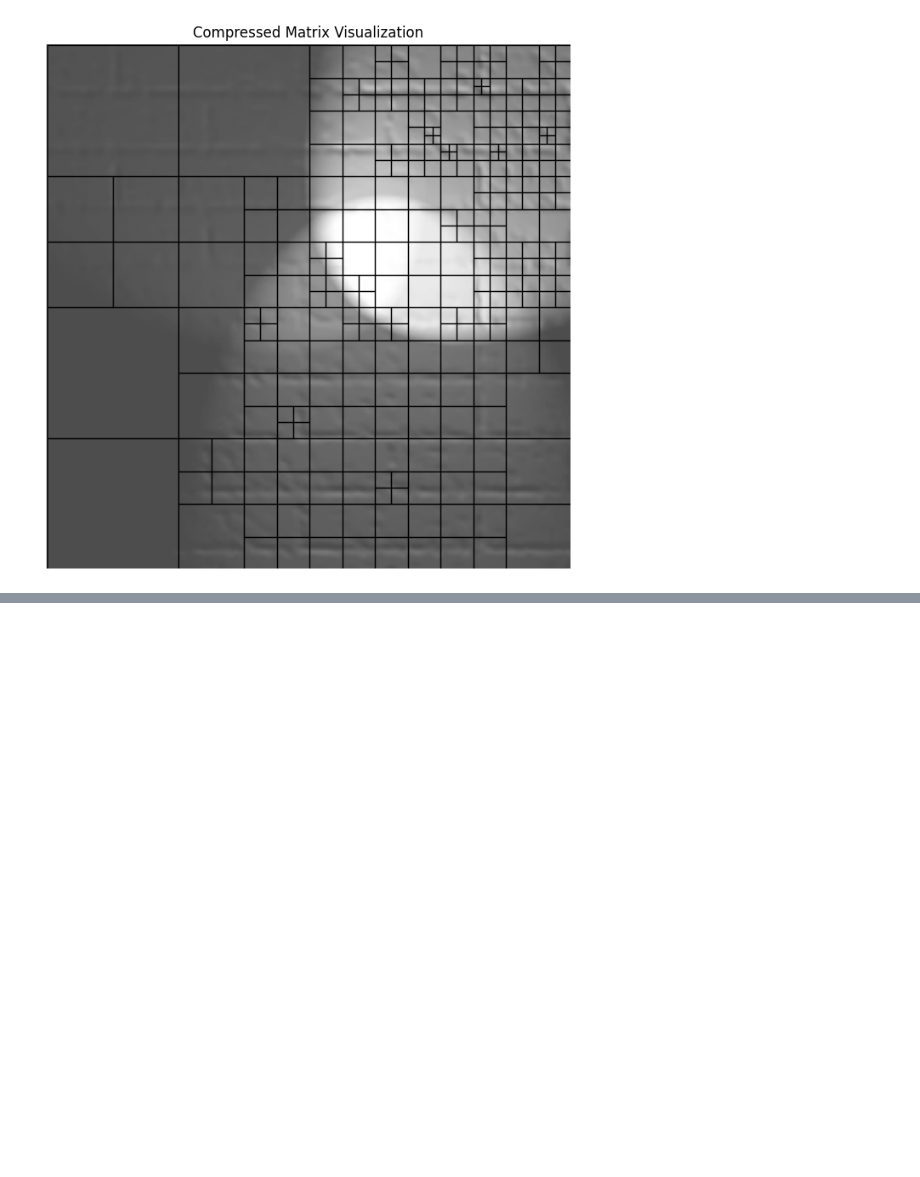
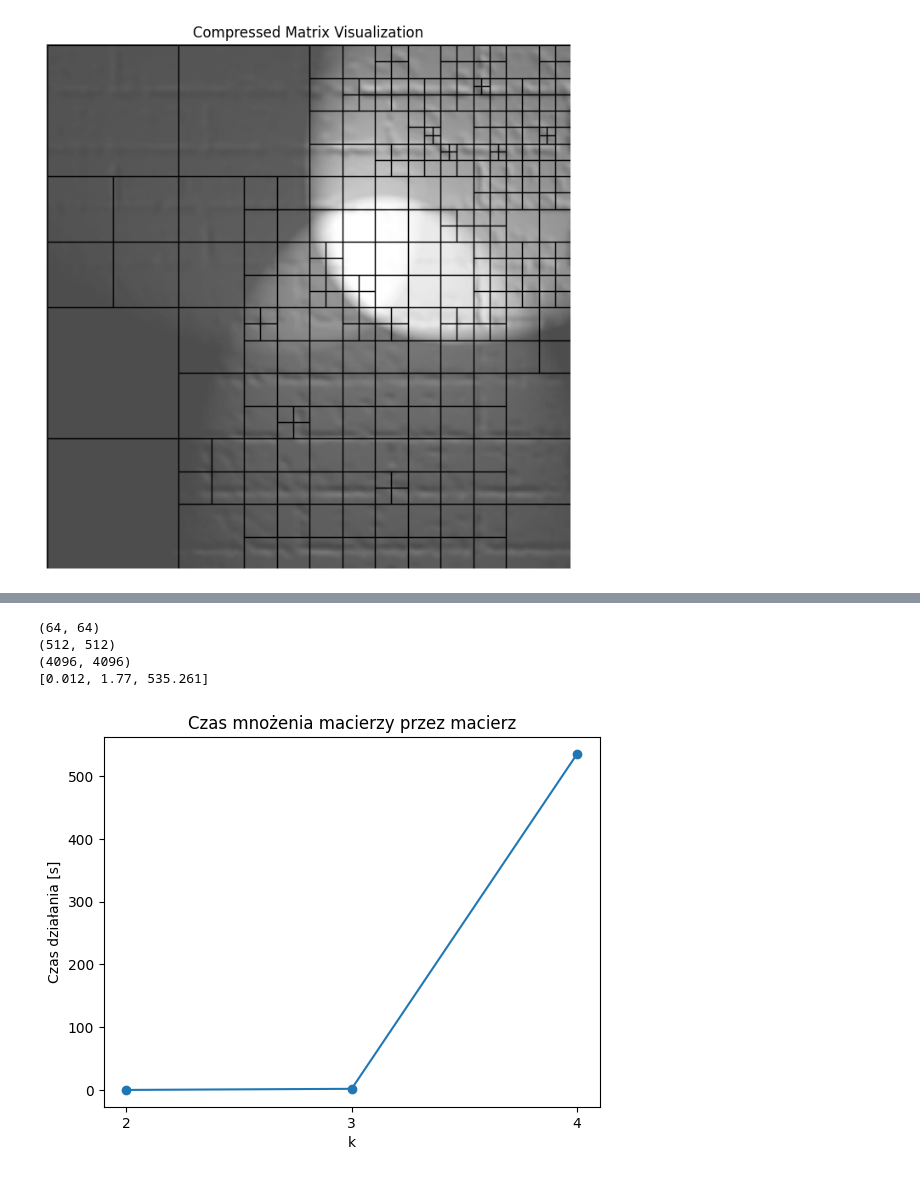
Before and after one commit to mpodmokly/matrix-algorithms, a Jupyter notebook: Zad4/zad4.ipynb, the cells around one changed output, grey strips where cells are left out. Drawn from its saved outputs; the diff is of its cells as text; code cells hidden in the pictures; blank space fills up the shorter version.

```diff
--- a/Zad4/zad4.ipynb
+++ b/Zad4/zad4.ipynb
@@ -534,0 +570,38 @@ print("||A^2 - H^2||_F^2 =", err)
+# %%
+sizes = [2, 3, 4]
+times = []
+
+for k in sizes:
+    N = 2 ** (3 * k)
+    A = np.random.rand(N, N)
+    x = np.random.rand(N)
+    print(A.shape)
+
+    r = 2
+    epsilon = 3.5
+
+    start = time()
+    root = create_tree(A, 0, N, 0, N, r, epsilon)
+
+    result = matrix_matrix_mult(root, root)
+    result = reconstruct_from_tree(result, A.shape)
+    times.append(np.round(time() - start, 3))
+
+print(times)
+# %% [output]
+(64, 64)
+(512, 512)
+(4096, 4096)
+[0.012, 1.77, 535.261]
+# %%
+times = [0.012, 1.77, 535.261]
+# %%
+plt.plot(sizes, times)
+plt.scatter(sizes, times)
+plt.xticks(ticks=range(2, 5))
+plt.xlabel("k")
+plt.ylabel("Czas działania [s]")
+plt.title("Czas mnożenia macierzy przez macierz")
+plt.show()
+# %% [output]
+[figure, added]
```
Also changed, not shown: parts of 7 cells of this notebook, 6 other files.
